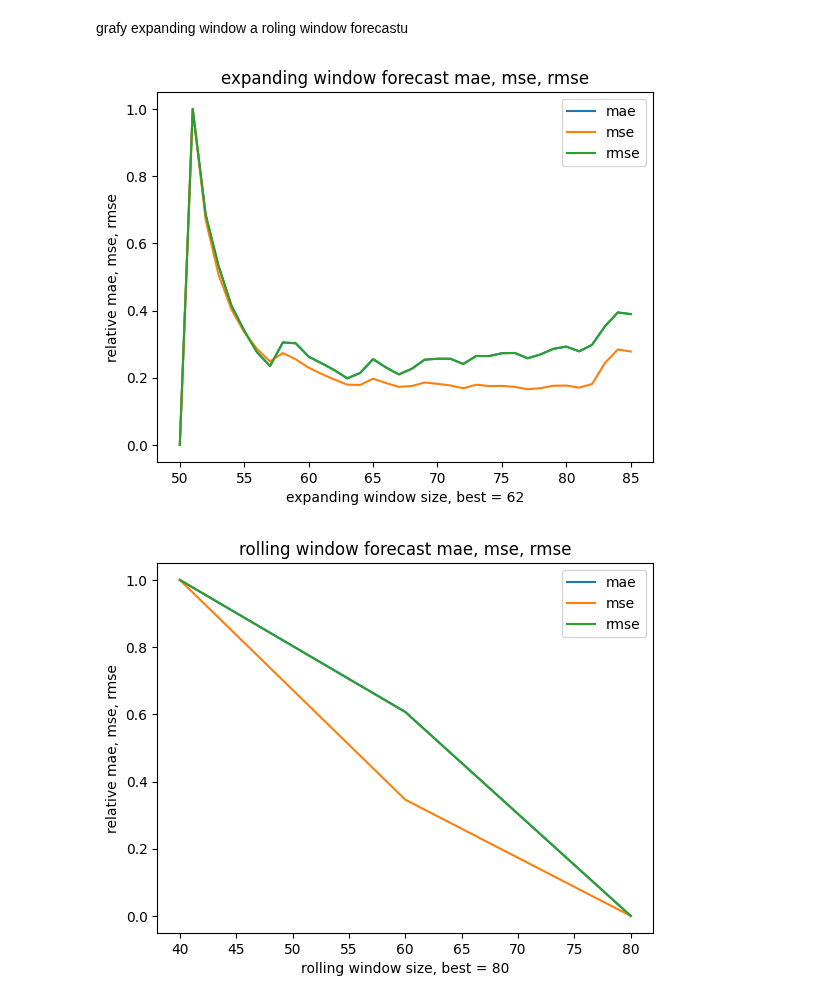
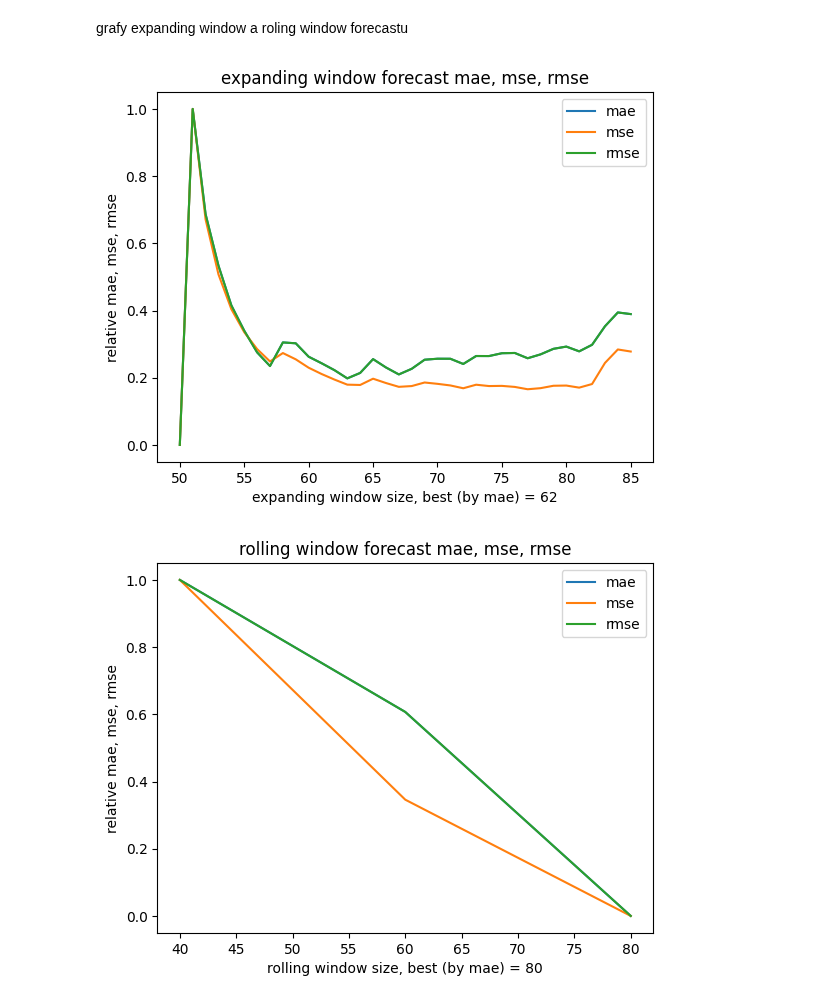
Before and after one commit to HonzaHalik/predikce-nabidky, a Jupyter notebook: modely.ipynb, the cells around one changed output. Drawn from its saved outputs; the diff is of its cells as text; code cells hidden in the pictures.

Commit message:
spravny grafy predikce

```diff
--- a/modely.ipynb
+++ b/modely.ipynb
@@ -368,6 +369,7 @@ Warnings:
 # %% [markdown]
 expanding window forecast
 # %%
+
 
 # // TODO Expanding window and rolling window forecasts
 
@@ -429,6 +431,8 @@ for i in range(exw_start,len(df_arima),exw_step):
 exw_best_mae_average = min(exw_mae_average_list[1:])
 best_exw_size = exw_mae_average_list[1:].index(min(exw_mae_average_list[1:]))+exw_start
 
+df_exw_pred = pd.concat(df_exw_pred)
+
 print(f"best average mae: {exw_best_mae_average}")
 print(f'best expanding window size: {best_exw_size}')
 # %% [output]
@@ -453,6 +457,7 @@ rw_rmse_average_list = []
 #>> rolling window forecast
 rw_sizes = [40,60,80]
 for rw_size in rw_sizes:
+    df_rw_pred = [] #TODO ted bude df_rw_pred vzdycky z te posledni velikosti okenka ne vzdy te nejlepsi
     for i in tqdm(range(len(df_arima)-rw_size)):
         df_train = df_arima[i:i+rw_size]
         model = ARIMA(df_train[['aktivni']], order=(p,d,q), exog=df_train[[*external_regressor_list]])
@@ -485,6 +490,8 @@ rw_best_mae_average = min(rw_mae_average_list)
 best_rw_size_index = rw_mae_average_list.index(min(rw_mae_average_list))
 best_rw_size = rw_sizes[best_rw_size_index]
 
+df_rw_pred = pd.concat(df_rw_pred)
+
 print(f"best average roling window mae: {rw_best_mae_average}")
 print(f'best roling window size: {best_rw_size}')
 # %% [output]
@@ -495,7 +502,9 @@ grafy expanding window a roling window forecastu
 # %%
 
 #>> graf mae v ruznych exw forecast sirkacha ruznych rw sirkach
-grafy = 1  # 3 pro tri grafy se spravnym skalovanim, 1 pro jeden graf kde je skala normalizovana\
+#>> graf predikce exw a rw forecastu vs realita
+grafy = 1  # 3 pro tri grafy se spravnym skalovanim, 1 pro jeden graf kde je skala normalizovana
+predikce = True
 if grafy == 3:
     #*expanding window
     plt.title("expanding window forecast mae")
@@ -538,34 +547,41 @@ if grafy == 3:
     plt.ylabel("average rmse")
     plt.xlabel(f"rolling window size, best = {best_exw_size}")
     plt.plot(range(50,len(rw_mae_average_list)+50),rw_rmse_average_list, label = "rmse")
     plt.legend()
     plt.show()
 elif grafy == 1:
     #* expanding window
     #* normalizace mae, mse, rmse
     normalized_exw_mae_average_list = [(x - min(exw_mae_average_list)) / (max(exw_mae_average_list) - min(exw_mae_average_list)) for x in exw_mae_average_list]
     normalized_exw_mse_average_list = [(x - min(exw_mse_average_list)) / (max(exw_mse_average_list) - min(exw_mse_average_list)) for x in exw_mse_average_list]
     normalized_exw_rmse_average_list = [(x - min(exw_rmse_average_list)) / (max(exw_rmse_average_list) - min(exw_rmse_average_list)) for x in exw_rmse_average_list]
     plt.title("expanding window forecast mae, mse, rmse")
     plt.ylabel("relative mae, mse, rmse")
-    plt.xlabel(f"expanding window size, best = {best_exw_size}")
+    plt.xlabel(f"expanding window size, best (by mae) = {best_exw_size}")
     plt.plot(range(50,len(exw_mae_average_list)+50),normalized_exw_mae_average_list, label = "mae")
     plt.plot(range(50,len(exw_mse_average_list)+50),normalized_exw_mse_average_list, label = "mse")
     plt.plot(range(50,len(exw_rmse_average_list)+50),normalized_exw_rmse_average_list, label = "rmse")
     plt.legend()
     plt.show()
     #* rolling window
     normalized_rw_mae_average_list = [(x - min(rw_mae_average_list)) / (max(rw_mae_average_list) - min(rw_mae_average_list)) for x in rw_mae_average_list]
     normalized_rw_mse_average_list = [(x - min(rw_mse_average_list)) / (max(rw_mse_average_list) - min(rw_mse_average_list)) for x in rw_mse_average_list]
     normalized_rw_rmse_average_list = [(x - min(rw_rmse_average_list)) / (max(rw_rmse_average_list) - min(rw_rmse_average_list)) for x in rw_rmse_average_list]
     plt.title("rolling window forecast mae, mse, rmse")
     plt.ylabel("relative mae, mse, rmse")
-    plt.xlabel(f"rolling window size, best = {best_rw_size}")
+    plt.xlabel(f"rolling window size, best (by mae) = {best_rw_size}")
     plt.plot(rw_sizes,normalized_rw_mae_average_list, label = "mae")
     plt.plot(rw_sizes,normalized_rw_mse_average_list, label = "mse")
     plt.plot(rw_sizes,normalized_rw_rmse_average_list, label = "rmse")
     plt.legend()
     plt.show()
+if predikce:
+    plt.title('predikce exw a rw forecastu')
+    plt.plot(df_arima.index, df_arima['aktivni'], label="realne hodnoty")
+    plt.plot(df_exw_pred.index, df_exw_pred, label="exw predikce")
+    plt.plot(df_rw_pred.index, df_rw_pred, label="rw predikce")
+    plt.legend()
+    plt.show()
 # %% [output]
-[figure, old version]
+[figure, new version]
-[figure, old version]
+[figure, new version]
```
Also changed, not shown: parts of 2 cells of this notebook.
